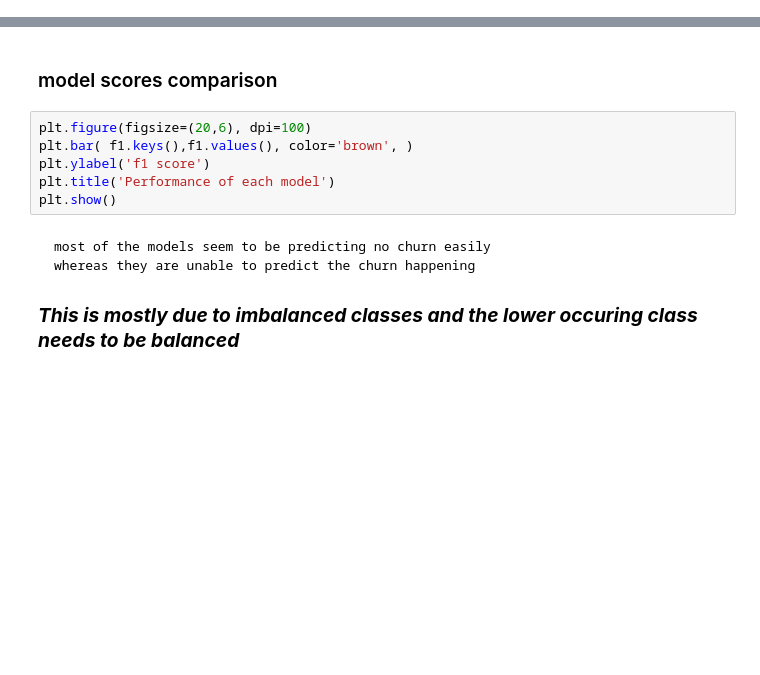
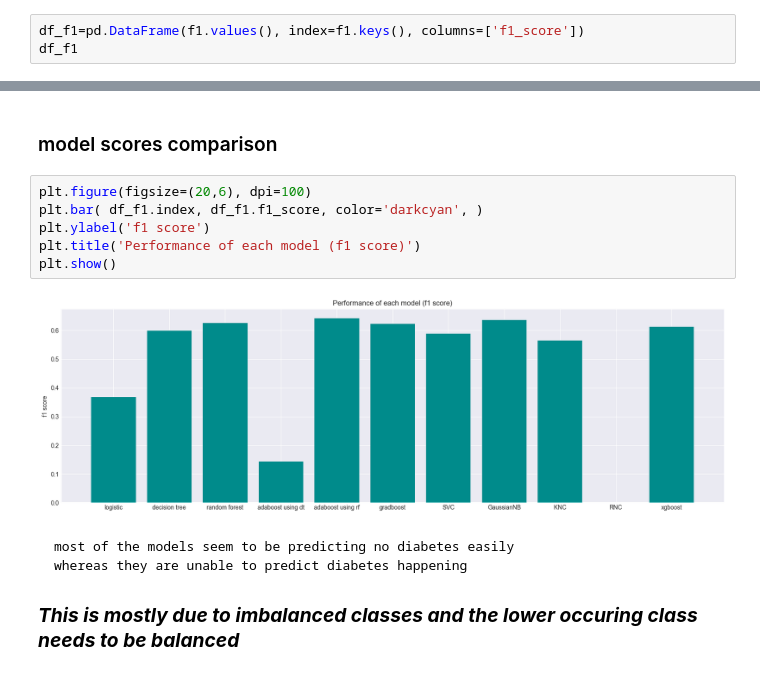
Before and after one commit to afzalmp40/ML-Basic, a Jupyter notebook: Supervised/pima diabetes using pipelines/PIMA diabetes using pipelines.ipynb, the cells around one changed output, grey strips where cells are left out. Cells and saved outputs as stored; diff of their text form; blank space fills up the shorter version.

```diff
--- a/Supervised/pima diabetes using pipelines/PIMA diabetes using pipelines.ipynb
+++ b/Supervised/pima diabetes using pipelines/PIMA diabetes using pipelines.ipynb
@@ -574,0 +656,3 @@ for name,model in models.items():
+# %%
+df_f1=pd.DataFrame(f1.values(), index=f1.keys(), columns=['f1_score'])
+df_f1
@@ -576,11 +673,13 @@ for name,model in models.items():
 ### model scores comparison
 # %%
 plt.figure(figsize=(20,6), dpi=100)
-plt.bar( f1.keys(),f1.values(), color='brown', )
+plt.bar( df_f1.index, df_f1.f1_score, color='darkcyan', )
 plt.ylabel('f1 score')
-plt.title('Performance of each model')
+plt.title('Performance of each model (f1 score)')
 plt.show()
+# %% [output]
+[figure, added]
 # %% [markdown]
-    most of the models seem to be predicting no churn easily
-    whereas they are unable to predict the churn happening
+    most of the models seem to be predicting no diabetes easily
+    whereas they are unable to predict diabetes happening
 ### ***This is mostly due to imbalanced classes and the lower occuring class needs to be balanced***
```
Also changed, not shown: parts of 25 cells of this notebook, 1 other file.
